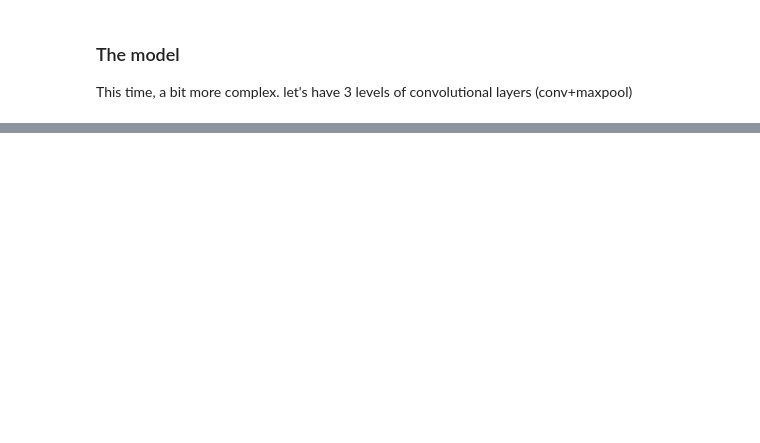
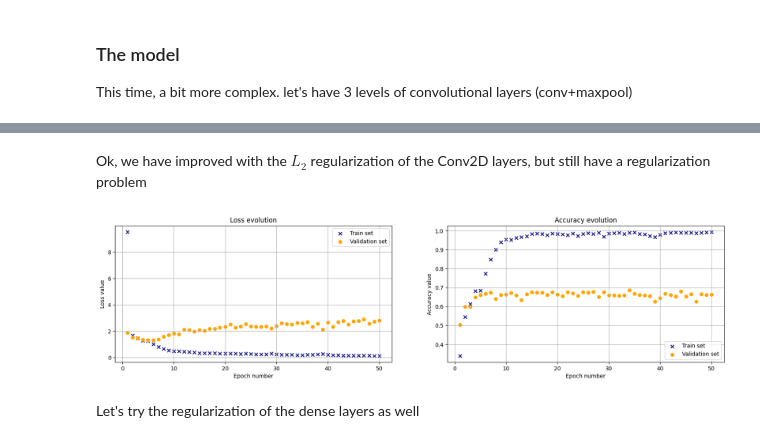
Before and after one commit to DrBlancoPortals/tensorflow-projects, a Jupyter notebook: colab_tutorials/image_classification_from_directories_and_kaggle.ipynb, the cells around one changed output, grey strips where cells are left out. Drawn from its saved outputs; the diff is of its cells as text; code cells hidden in the pictures; blank space fills up the shorter version.

Commit message:
solved training problem - progressing on training dataset

```diff
--- a/colab_tutorials/image_classification_from_directories_and_kaggle.ipynb
+++ b/colab_tutorials/image_classification_from_directories_and_kaggle.ipynb
@@ -331,0 +495,2 @@ tf.keras.backend.clear_session()
+# %%
+model_h = model.fit(train_dataset, epochs = 50, validation_data=test_dataset)
@@ -331,0 +517,20 @@ tf.keras.backend.clear_session()
+# %%
+def get_plts_from_model(model_h):
+  fig, axes = plt.subplots(nrows = 1, ncols = 2, figsize = (20,4.5))
+  axes[0].scatter([el +1 for el in model_h.epoch], model_h.history['loss'], c = 'navy', label = 'Train set', marker = 'x')
+  axes[0].scatter([el +1 for el in model_h.epoch], model_h.history['val_loss'], c = 'orange', label = 'Validation set')
+  axes[0].set_title('Loss evolution')
+  axes[0].set_xlabel('Epoch number')
+  axes[0].set_ylabel('Loss value')
+  axes[0].grid(True)
+  axes[0].legend()
+
+  axes[1].scatter([el +1 for el in model_h.epoch], model_h.history['accuracy'], c = 'navy', label = 'Train set', marker = 'x')
+  axes[1].scatter([el +1 for el in model_h.epoch], model_h.history['val_accuracy'], c = 'orange', label = 'Validation set')
+  axes[1].set_title('Accuracy evolution')
+  axes[1].set_xlabel('Epoch number')
+  axes[1].set_ylabel('Accuracy value')
+  axes[1].grid(True)
+  axes[1].legend()
+  plt.close()
+  return fig
@@ -331,0 +545,3 @@ tf.keras.backend.clear_session()
+# %%
+model = create_compile_default_model(regularization='l2')
+model.summary()
@@ -331,0 +566,2 @@ tf.keras.backend.clear_session()
+# %%
+model_h = model.fit(train_dataset, epochs = 50, validation_data=test_dataset)
@@ -331,0 +586,9 @@ tf.keras.backend.clear_session()
+# %% [markdown]
+Ok, we have improved with the $L_2$ regularization of the Conv2D layers, but still have a regularization problem
+# %%
+figure = get_plts_from_model(model_h)
+figure
+# %% [output]
+[figure, added]
+# %% [markdown]
+Let's try the regularization of the dense layers as well
```
Also changed, not shown: parts of 71 cells of this notebook.
